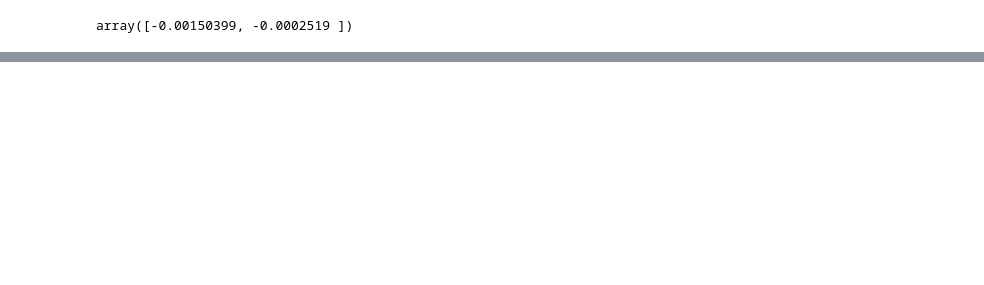
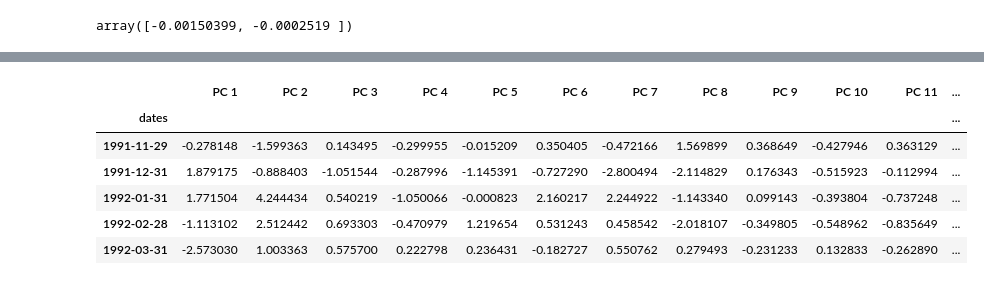
Before and after one commit to guimasuko/AssignmentEconometricsIV, a Jupyter notebook: code/q1_python.ipynb, the cells around one changed output, grey strips where cells are left out. Drawn from its saved outputs; the diff is of its cells as text; code cells hidden in the pictures; blank space fills up the shorter version.

```diff
--- a/code/q1_.ipynb
+++ b/code/q1_python.ipynb
@@ -399,0 +562,3 @@ rmse(y, pred)
+# %%
+pca = PCA()
+pca.fit(standard_factors)
@@ -399,0 +582,2 @@ rmse(y, pred)
+# %%
+Z = pca.fit_transform(standard_factors)
@@ -399,0 +609,16 @@ rmse(y, pred)
+# %%
+name_cols = []
+for i in range(Z.shape[1]):
+    name_col = f'PC {i+1}'
+    name_cols.append(name_col)
+# %%
+components = pd.DataFrame(Z, index=daterange, columns=name_cols)
+components.head()
+# %% [output]
+|  | PC 1 | PC 2 | PC 3 | PC 4 | PC 5 | PC 6 | PC 7 | PC 8 | PC 9 | PC 10 | PC 11 | ... |
+| dates |  |  |  |  |  |  |  |  |  |  |  | ... |
+| 1991-11-29 | -0.278148 | -1.599363 | 0.143495 | -0.299955 | -0.015209 | 0.350405 | -0.472166 | 1.569899 | 0.368649 | -0.427946 | 0.363129 | ... |
+| 1991-12-31 | 1.879175 | -0.888403 | -1.051544 | -0.287996 | -1.145391 | -0.727290 | -2.800494 | -2.114829 | 0.176343 | -0.515923 | -0.112994 | ... |
+| 1992-01-31 | 1.771504 | 4.244434 | 0.540219 | -1.050066 | -0.000823 | 2.160217 | 2.244922 | -1.143340 | 0.099143 | -0.393804 | -0.737248 | ... |
+| 1992-02-28 | -1.113102 | 2.512442 | 0.693303 | -0.470979 | 1.219654 | 0.531243 | 0.458542 | -2.018107 | -0.349805 | -0.548962 | -0.835649 | ... |
+| 1992-03-31 | -2.573030 | 1.003363 | 0.575700 | 0.222798 | 0.236431 | -0.182727 | 0.550762 | 0.279493 | -0.231233 | 0.132833 | -0.262890 | ... |
```
Also changed, not shown: parts of 75 cells of this notebook, 5 other files.
